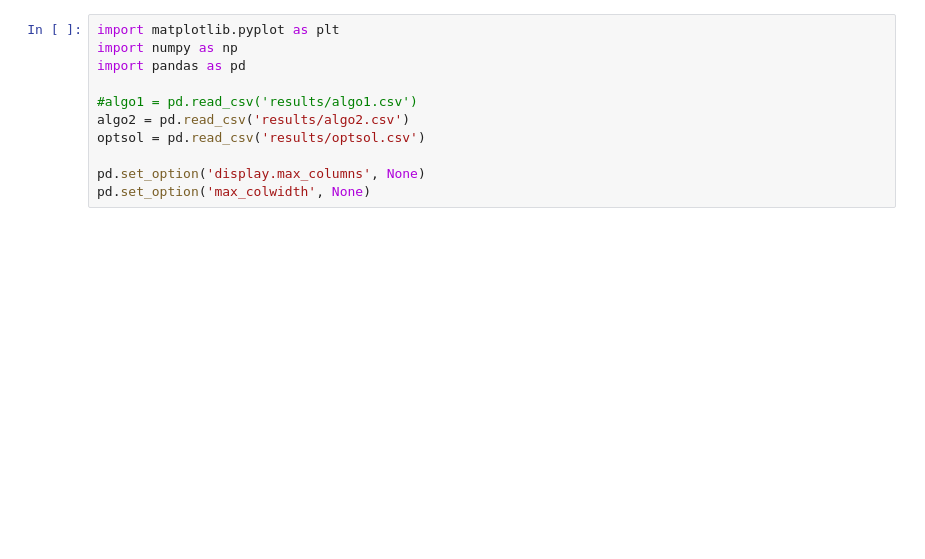
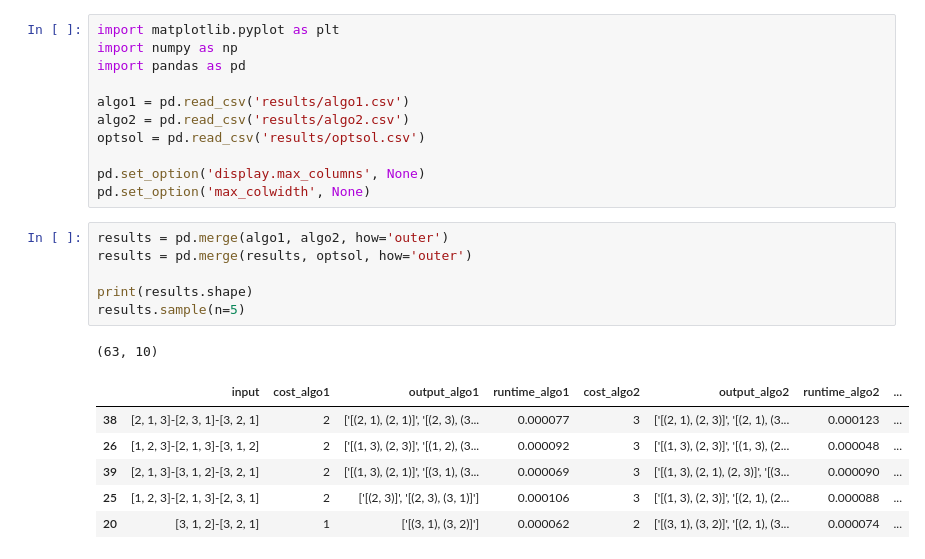
Before and after one commit to cjgsongsong/cs199aclthesis, a Jupyter notebook: analysis.ipynb, the cells around one changed output. Saved outputs shown, nothing was run; the diff lists cells and outputs as text; blank space fills up the shorter version.

```diff
--- a/analysis.ipynb
+++ b/analysis.ipynb
@@ -3,10 +3,24 @@ import matplotlib.pyplot as plt
 import numpy as np
 import pandas as pd
 
-#algo1 = pd.read_csv('results/algo1.csv')
+algo1 = pd.read_csv('results/algo1.csv')
 algo2 = pd.read_csv('results/algo2.csv')
 optsol = pd.read_csv('results/optsol.csv')
 
 pd.set_option('display.max_columns', None)
 pd.set_option('max_colwidth', None)
+# %%
+results = pd.merge(algo1, algo2, how='outer')
+results = pd.merge(results, optsol, how='outer')
+
+print(results.shape)
+results.sample(n=5)
+# %% [output]
+(63, 10)
+|  | input | cost_algo1 | output_algo1 | runtime_algo1 | cost_algo2 | output_algo2 | runtime_algo2 | ... |
+| 38 | [2, 1, 3]-[2, 3, 1]-[3, 2, 1] | 2 | ['[(2, 1), (2, 1)]', '[(2, 3), (3... | 0.000077 | 3 | ['[(2, 1), (2, 3)]', '[(2, 1), (3... | 0.000123 | ... |
+| 26 | [1, 2, 3]-[2, 1, 3]-[3, 1, 2] | 2 | ['[(1, 3), (2, 3)]', '[(1, 2), (3... | 0.000092 | 3 | ['[(1, 3), (2, 3)]', '[(1, 3), (2... | 0.000048 | ... |
+| 39 | [2, 1, 3]-[3, 1, 2]-[3, 2, 1] | 2 | ['[(1, 3), (2, 1)]', '[(3, 1), (3... | 0.000069 | 3 | ['[(1, 3), (2, 1), (2, 3)]', '[(3... | 0.000090 | ... |
+| 25 | [1, 2, 3]-[2, 1, 3]-[2, 3, 1] | 2 | ['[(2, 3)]', '[(2, 3), (3, 1)]'] | 0.000106 | 3 | ['[(1, 3), (2, 3)]', '[(2, 1), (2... | 0.000088 | ... |
+| 20 | [3, 1, 2]-[3, 2, 1] | 1 | ['[(3, 1), (3, 2)]'] | 0.000062 | 2 | ['[(3, 1), (3, 2)]', '[(2, 1), (3... | 0.000074 | ... |
 # %%
```
Also changed, not shown: parts of 5 cells of this notebook, 9 other files.
